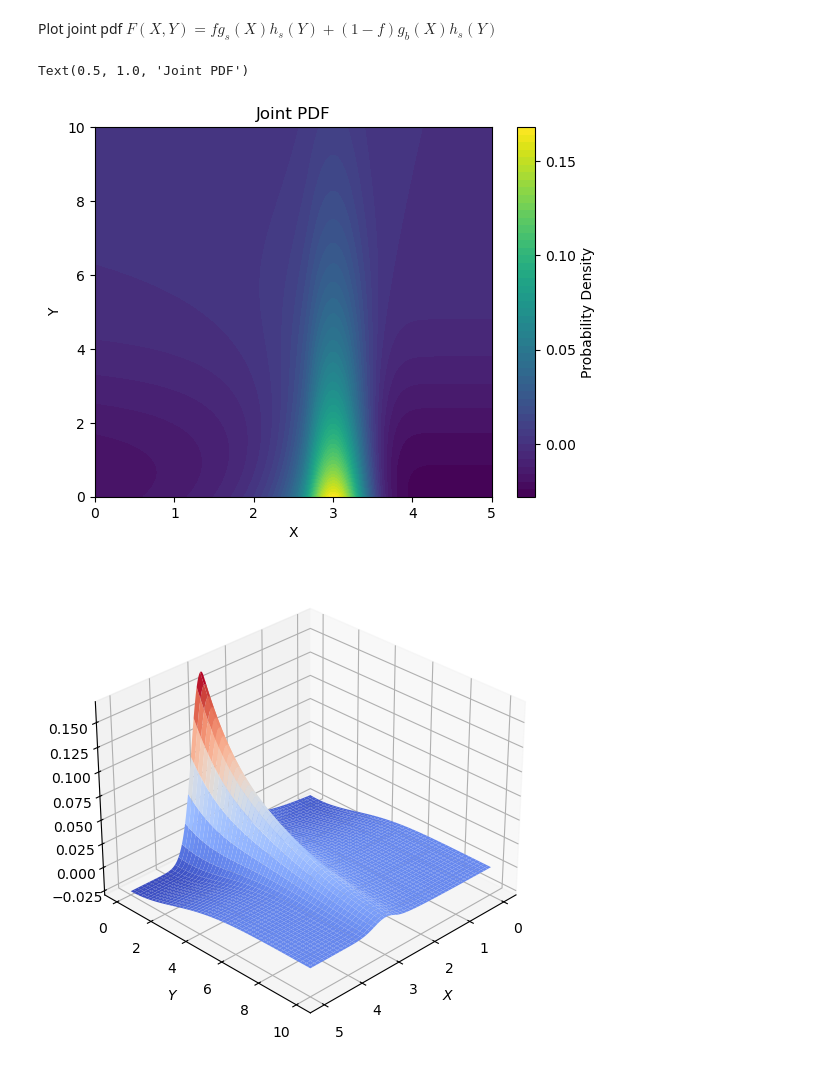
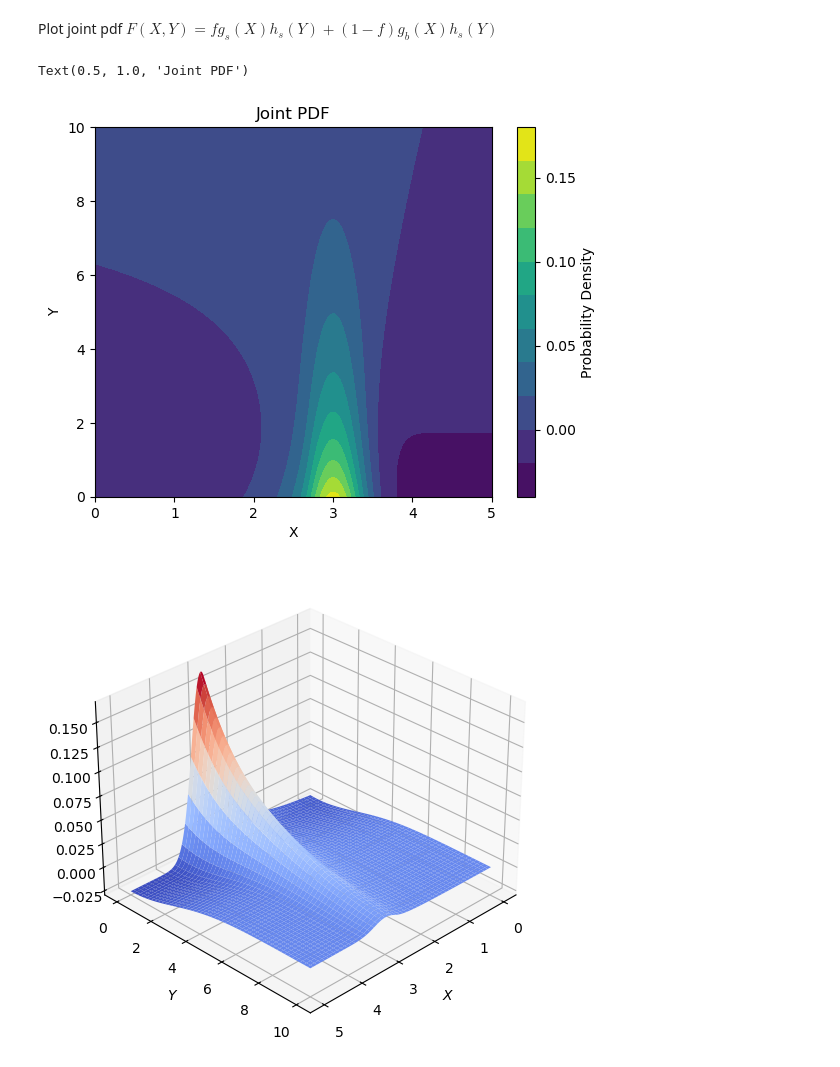
Before and after one commit to elizabethsztan/DIS_S1, a Jupyter notebook: notebook.ipynb, the cells around one changed output. Drawn from its saved outputs; the diff is of its cells as text; code cells hidden in the pictures.

```diff
--- a/notebook.ipynb
+++ b/notebook.ipynb
@@ -146,25 +146,25 @@ Plot joint pdf $F(X,Y) = f g_s(X)h_s(Y) + (1-f) g_b(X)h_s(Y)$
 # %%
 X, Y = np.meshgrid(x,y)
 
 def signal_joint (X, Y):
     return f * g_s(X) * h_s (Y)
 
 def background_joint (X, Y):
     return (f-1) * g_b (X) * h_b(Y)
 
 def joint_pdf (X, Y):
     return signal_joint (X, Y) + background_joint(X, Y)
 
-contour = plt.contourf(X, Y, joint_pdf(X, Y), levels = 50, cmap = 'viridis')
+contour = plt.contourf(X, Y, joint_pdf(X, Y), levels = 10, cmap = 'viridis')
 cbar = plt.colorbar(contour)
 cbar.set_label("Probability Density")
 cbar.set_ticks([0, 0.05, 0.1, 0.15])
 plt.xlabel('X')
 plt.ylabel('Y')
 plt.title('Joint PDF')
 # %% [output]
 Text(0.5, 1.0, 'Joint PDF')
-[figure, old version]
+[figure, new version]
 # %%
 fig = plt.figure(figsize=(9,6))
 ax = fig.add_subplot(projection='3d')
```
